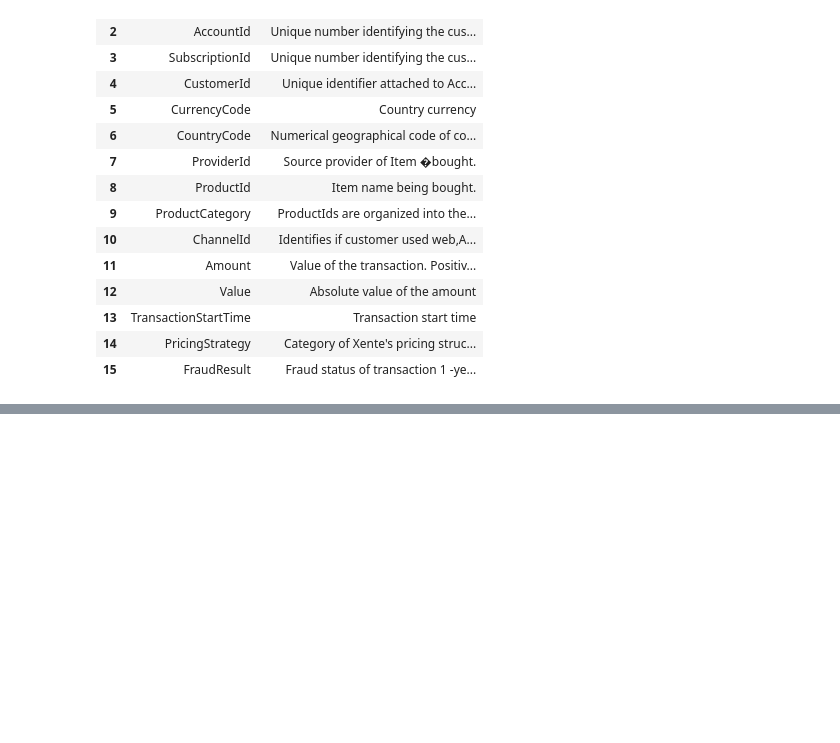
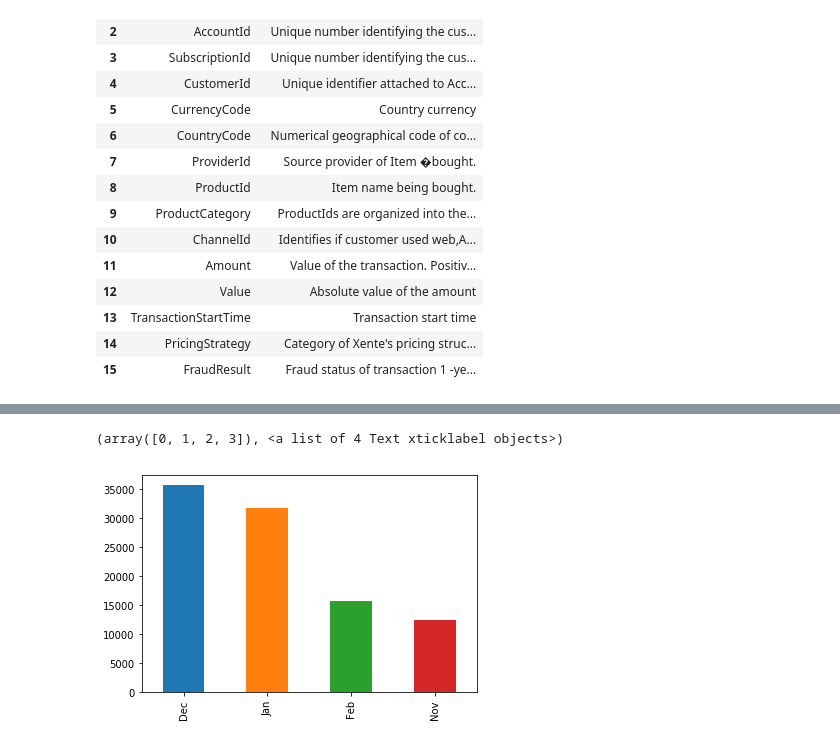
Before and after one commit to risenW/datasist, a Jupyter notebook: visualz/visualz/xente challenge.ipynb, the cells around one changed output, grey strips where cells are left out. Saved outputs shown, nothing was run; the diff lists cells and outputs as text; code cells hidden in the pictures; blank space fills up the shorter version.

```diff
--- a/visualz/visualz/xente challenge.ipynb
+++ b/visualz/visualz/xente challenge.ipynb
@@ -120,0 +56,11 @@ dtype: int64
+# %%
+v_count = a['TransactionStartTime_month'].value_counts()
+dic = {1: 'Jan', 2:'Feb', 3: 'March', 4: 'April', 5: 'May', 6: 'June',
+       7: 'July', 8: 'Aug', 9: 'Sept', 10: 'Oct', 11: 'Nov', 12: 'Dec'}
+
+v_count.index = list(map(lambda x: dic[x], list(v_count.index)))
+v_count.plot.bar()
+plt.xticks(rotation=90)
+# %% [output]
+(array([0, 1, 2, 3]), <a list of 4 Text xticklabel objects>)
+[figure, added]
```
Also changed, not shown: parts of 12 cells of this notebook, 2 other files.
